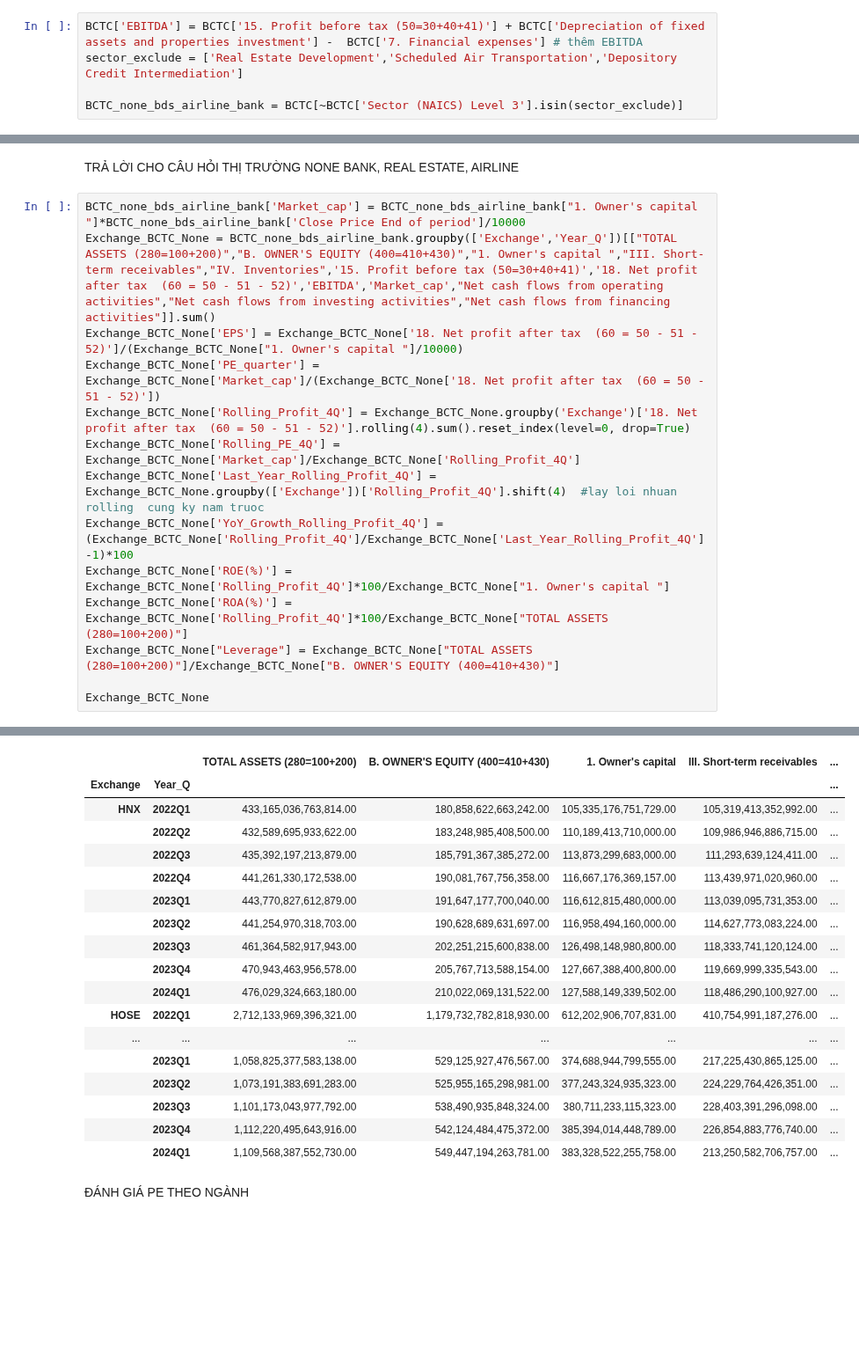
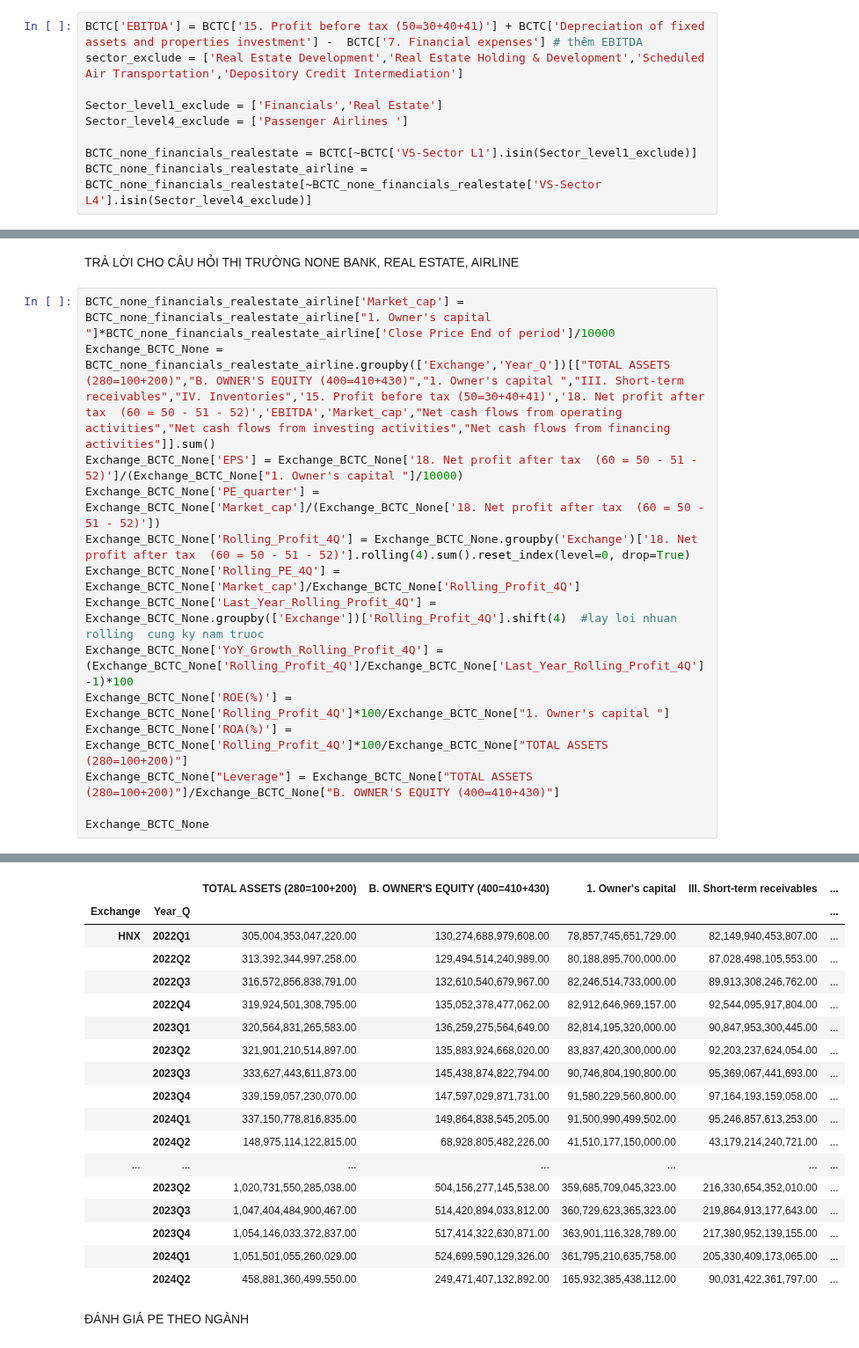
Before and after one commit to mrtotet/Statement_analyst_all_3, a Jupyter notebook: notebooks/data_from_vietstock/analyst.ipynb, the cells around one changed output, grey strips where cells are left out. Shown at 88% size. Saved outputs shown, nothing was run; the diff lists cells and outputs as text; blank space fills up the shorter version.

```diff
--- a/notebooks/data_from_vietstock/analyst.ipynb
+++ b/notebooks/data_from_vietstock/analyst.ipynb
@@ -16,9 +16,13 @@ BCTC = pd.read_excel(file_BCTC,sheet_name=0, header=0)
 Trả lời câu hỏi diễn biến lợi nhuận của toàn thị trường
 # %%
 BCTC['EBITDA'] = BCTC['15. Profit before tax (50=30+40+41)'] + BCTC['Depreciation of fixed assets and properties investment'] -  BCTC['7. Financial expenses'] # thêm EBITDA
-sector_exclude = ['Real Estate Development','Scheduled Air Transportation','Depository Credit Intermediation']
+sector_exclude = ['Real Estate Development','Real Estate Holding & Development','Scheduled Air Transportation','Depository Credit Intermediation']
 
-BCTC_none_bds_airline_bank = BCTC[~BCTC['Sector (NAICS) Level 3'].isin(sector_exclude)]
+Sector_level1_exclude = ['Financials','Real Estate']
+Sector_level4_exclude = ['Passenger Airlines ']
+
+BCTC_none_financials_realestate = BCTC[~BCTC['VS-Sector L1'].isin(Sector_level1_exclude)]
+BCTC_none_financials_realestate_airline = BCTC_none_financials_realestate[~BCTC_none_financials_realestate['VS-Sector L4'].isin(Sector_level4_exclude)]
 # %%
 BCTC.groupby(['Year_Q'])[["TOTAL ASSETS (280=100+200)","B. OWNER'S EQUITY (400=410+430)","1. Owner's capital ",'15. Profit before tax (50=30+40+41)','18. Net profit after tax  (60 = 50 - 51 - 52)','EBITDA']].sum()
 # %% [output]
@@ -83,8 +89,8 @@ BCTC_none_bds_airline_bank.groupby(['Year_Q'])[['3. Net revenue  (10 = 01 - 03)'
 # %% [markdown]
 TRẢ LỜI CHO CÂU HỎI THỊ TRƯỜNG NONE BANK, REAL ESTATE, AIRLINE
 # %%
-BCTC_none_bds_airline_bank['Market_cap'] = BCTC_none_bds_airline_bank["1. Owner's capital "]*BCTC_none_bds_airline_bank['Close Price End of period']/10000
-Exchange_BCTC_None = BCTC_none_bds_airline_bank.groupby(['Exchange','Year_Q'])[["TOTAL ASSETS (280=100+200)","B. OWNER'S EQUITY (400=410+430)","1. Owner's capital ","III. Short-term receivables","IV. Inventories",'15. Profit before tax (50=30+40+41)','18. Net profit after tax  (60 = 50 - 51 - 52)','EBITDA','Market_cap',"Net cash flows from operating activities","Net cash flows from investing activities","Net cash flows from financing activities"]].sum()
+BCTC_none_financials_realestate_airline['Market_cap'] = BCTC_none_financials_realestate_airline["1. Owner's capital "]*BCTC_none_financials_realestate_airline['Close Price End of period']/10000
+Exchange_BCTC_None = BCTC_none_financials_realestate_airline.groupby(['Exchange','Year_Q'])[["TOTAL ASSETS (280=100+200)","B. OWNER'S EQUITY (400=410+430)","1. Owner's capital ","III. Short-term receivables","IV. Inventories",'15. Profit before tax (50=30+40+41)','18. Net profit after tax  (60 = 50 - 51 - 52)','EBITDA','Market_cap',"Net cash flows from operating activities","Net cash flows from investing activities","Net cash flows from financing activities"]].sum()
 Exchange_BCTC_None['EPS'] = Exchange_BCTC_None['18. Net profit after tax  (60 = 50 - 51 - 52)']/(Exchange_BCTC_None["1. Owner's capital "]/10000)
 Exchange_BCTC_None['PE_quarter'] = Exchange_BCTC_None['Market_cap']/(Exchange_BCTC_None['18. Net profit after tax  (60 = 50 - 51 - 52)'])
 Exchange_BCTC_None['Rolling_Profit_4Q'] = Exchange_BCTC_None.groupby('Exchange')['18. Net profit after tax  (60 = 50 - 51 - 52)'].rolling(4).sum().reset_index(level=0, drop=True)
@@ -105,21 +111,21 @@ See the caveats in the documentation: https://pandas.pydata.org/pandas-docs/stab
 |  |  | TOTAL ASSETS (280=100+200) | B. OWNER'S EQUITY (400=410+430) | 1. Owner's capital | III. Short-term receivables | ... |
 | Exchange | Year_Q |  |  |  |  | ... |
-| HNX | 2022Q1 | 433,165,036,763,814.00 | 180,858,622,663,242.00 | 105,335,176,751,729.00 | 105,319,413,352,992.00 | ... |
-|  | 2022Q2 | 432,589,695,933,622.00 | 183,248,985,408,500.00 | 110,189,413,710,000.00 | 109,986,946,886,715.00 | ... |
-|  | 2022Q3 | 435,392,197,213,879.00 | 185,791,367,385,272.00 | 113,873,299,683,000.00 | 111,293,639,124,411.00 | ... |
-|  | 2022Q4 | 441,261,330,172,538.00 | 190,081,767,756,358.00 | 116,667,176,369,157.00 | 113,439,971,020,960.00 | ... |
-|  | 2023Q1 | 443,770,827,612,879.00 | 191,647,177,700,040.00 | 116,612,815,480,000.00 | 113,039,095,731,353.00 | ... |
-|  | 2023Q2 | 441,254,970,318,703.00 | 190,628,689,631,697.00 | 116,958,494,160,000.00 | 114,627,773,083,224.00 | ... |
-|  | 2023Q3 | 461,364,582,917,943.00 | 202,251,215,600,838.00 | 126,498,148,980,800.00 | 118,333,741,120,124.00 | ... |
-|  | 2023Q4 | 470,943,463,956,578.00 | 205,767,713,588,154.00 | 127,667,388,400,800.00 | 119,669,999,335,543.00 | ... |
-|  | 2024Q1 | 476,029,324,663,180.00 | 210,022,069,131,522.00 | 127,588,149,339,502.00 | 118,486,290,100,927.00 | ... |
-| HOSE | 2022Q1 | 2,712,133,969,396,321.00 | 1,179,732,782,818,930.00 | 612,202,906,707,831.00 | 410,754,991,187,276.00 | ... |
+| HNX | 2022Q1 | 305,004,353,047,220.00 | 130,274,688,979,608.00 | 78,857,745,651,729.00 | 82,149,940,453,807.00 | ... |
+|  | 2022Q2 | 313,392,344,997,258.00 | 129,494,514,240,989.00 | 80,188,895,700,000.00 | 87,028,498,105,553.00 | ... |
+|  | 2022Q3 | 316,572,856,838,791.00 | 132,610,540,679,967.00 | 82,246,514,733,000.00 | 89,913,308,246,762.00 | ... |
+|  | 2022Q4 | 319,924,501,308,795.00 | 135,052,378,477,062.00 | 82,912,646,969,157.00 | 92,544,095,917,804.00 | ... |
+|  | 2023Q1 | 320,564,831,265,583.00 | 136,259,275,564,649.00 | 82,814,195,320,000.00 | 90,847,953,300,445.00 | ... |
+|  | 2023Q2 | 321,901,210,514,897.00 | 135,883,924,668,020.00 | 83,837,420,300,000.00 | 92,203,237,624,054.00 | ... |
+|  | 2023Q3 | 333,627,443,611,873.00 | 145,438,874,822,794.00 | 90,746,804,190,800.00 | 95,369,067,441,693.00 | ... |
+|  | 2023Q4 | 339,159,057,230,070.00 | 147,597,029,871,731.00 | 91,580,229,560,800.00 | 97,164,193,159,058.00 | ... |
+|  | 2024Q1 | 337,150,778,816,835.00 | 149,864,838,545,205.00 | 91,500,990,499,502.00 | 95,246,857,613,253.00 | ... |
+|  | 2024Q2 | 148,975,114,122,815.00 | 68,928,805,482,226.00 | 41,510,177,150,000.00 | 43,179,214,240,721.00 | ... |
 | ... | ... | ... | ... | ... | ... | ... |
-|  | 2023Q1 | 1,058,825,377,583,138.00 | 529,125,927,476,567.00 | 374,688,944,799,555.00 | 217,225,430,865,125.00 | ... |
-|  | 2023Q2 | 1,073,191,383,691,283.00 | 525,955,165,298,981.00 | 377,243,324,935,323.00 | 224,229,764,426,351.00 | ... |
-|  | 2023Q3 | 1,101,173,043,977,792.00 | 538,490,935,848,324.00 | 380,711,233,115,323.00 | 228,403,391,296,098.00 | ... |
-|  | 2023Q4 | 1,112,220,495,643,916.00 | 542,124,484,475,372.00 | 385,394,014,448,789.00 | 226,854,883,776,740.00 | ... |
-|  | 2024Q1 | 1,109,568,387,552,730.00 | 549,447,194,263,781.00 | 383,328,522,255,758.00 | 213,250,582,706,757.00 | ... |
+|  | 2023Q2 | 1,020,731,550,285,038.00 | 504,156,277,145,538.00 | 359,685,709,045,323.00 | 216,330,654,352,010.00 | ... |
+|  | 2023Q3 | 1,047,404,484,900,467.00 | 514,420,894,033,812.00 | 360,729,623,365,323.00 | 219,864,913,177,643.00 | ... |
+|  | 2023Q4 | 1,054,146,033,372,837.00 | 517,414,322,630,871.00 | 363,901,116,328,789.00 | 217,380,952,139,155.00 | ... |
+|  | 2024Q1 | 1,051,501,055,260,029.00 | 524,699,590,129,326.00 | 361,795,210,635,758.00 | 205,330,409,173,065.00 | ... |
+|  | 2024Q2 | 458,881,360,499,550.00 | 249,471,407,132,892.00 | 165,932,385,438,112.00 | 90,031,422,361,797.00 | ... |
 # %% [markdown]
 ĐÁNH GIÁ PE THEO NGÀNH
 # %%
```
Also changed, not shown: parts of 9 cells of this notebook.
